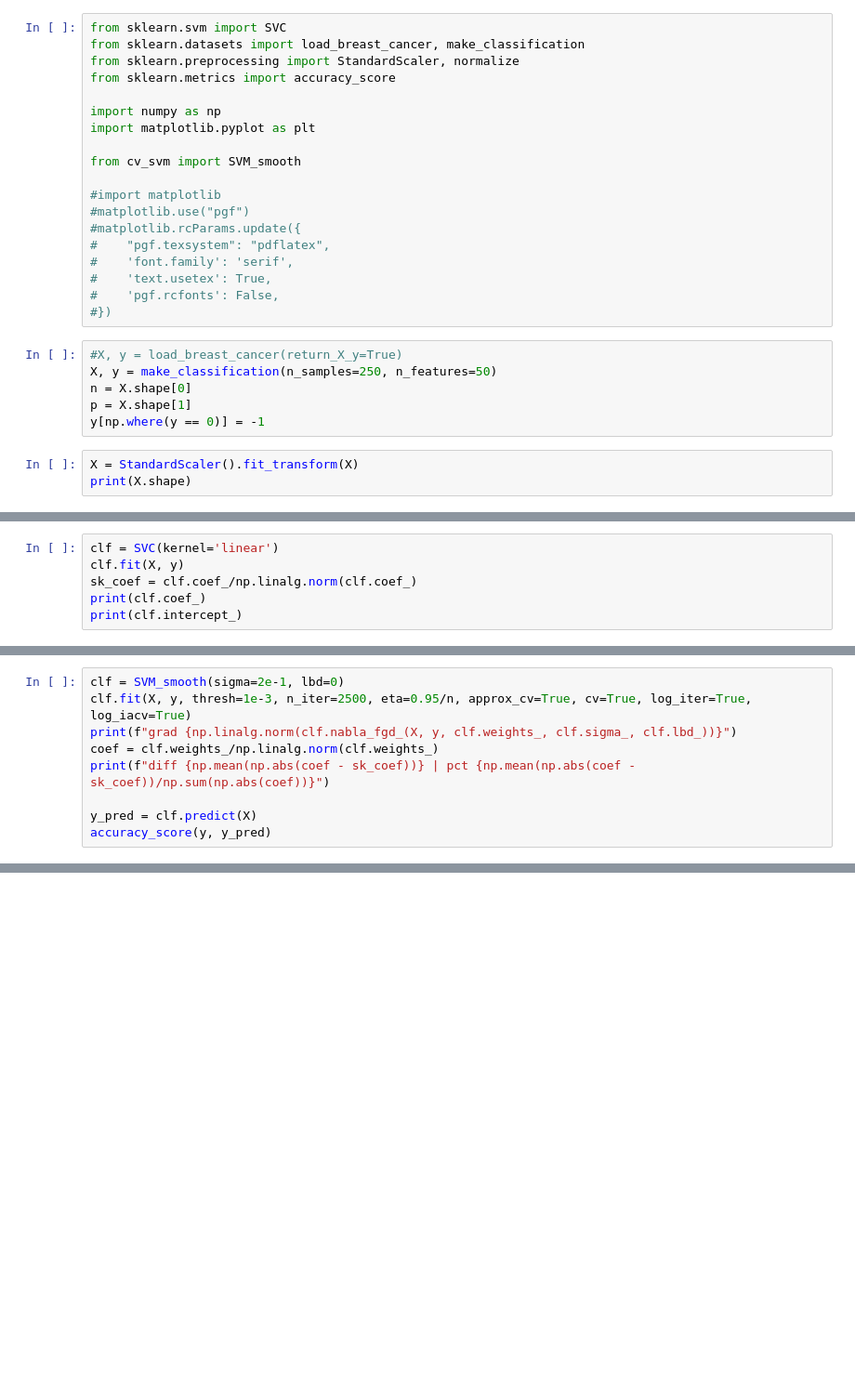
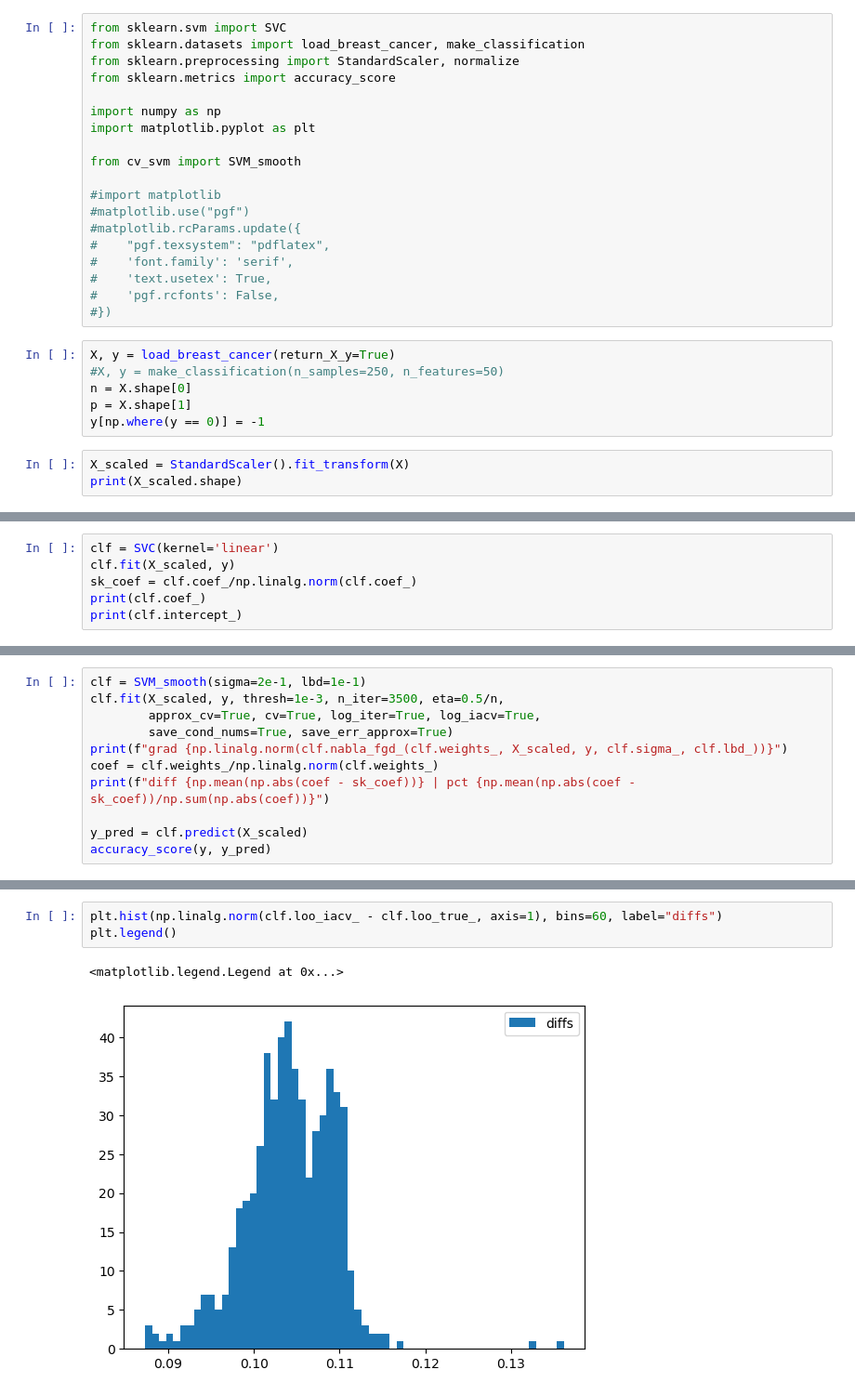
Before and after one commit to nerrma/thesis, a Jupyter notebook: svm/SVMtesting.ipynb, the cells around one changed output, grey strips where cells are left out. Shown at 93% size. Drawn from its saved outputs; the diff is of its cells as text; blank space fills up the shorter version.

```diff
--- a/svm/SVMtesting.ipynb
+++ b/svm/SVMtesting.ipynb
@@ -18,12 +18,12 @@ from cv_svm import SVM_smooth
 #    'pgf.rcfonts': False,
 #})
 # %%
-#X, y = load_breast_cancer(return_X_y=True)
-X, y = make_classification(n_samples=250, n_features=50)
+X, y = load_breast_cancer(return_X_y=True)
+#X, y = make_classification(n_samples=250, n_features=50)
 n = X.shape[0]
 p = X.shape[1]
 y[np.where(y == 0)] = -1
 # %%
-X = StandardScaler().fit_transform(X)
-print(X.shape)
+X_scaled = StandardScaler().fit_transform(X)
+print(X_scaled.shape)
 # %% [output]
@@ -31,6 +31,6 @@ print(X.shape)
 # %%
 clf = SVC(kernel='linear')
-clf.fit(X, y)
+clf.fit(X_scaled, y)
 sk_coef = clf.coef_/np.linalg.norm(clf.coef_)
 print(clf.coef_)
 print(clf.intercept_)
@@ -53,10 +49,12 @@ accuracy_score(y, y_pred)
 # %%
-clf = SVM_smooth(sigma=2e-1, lbd=0)
-clf.fit(X, y, thresh=1e-3, n_iter=2500, eta=0.95/n, approx_cv=True, cv=True, log_iter=True, log_iacv=True)
-print(f"grad {np.linalg.norm(clf.nabla_fgd_(X, y, clf.weights_, clf.sigma_, clf.lbd_))}")
+clf = SVM_smooth(sigma=2e-1, lbd=1e-1)
+clf.fit(X_scaled, y, thresh=1e-3, n_iter=3500, eta=0.5/n,
+        approx_cv=True, cv=True, log_iter=True, log_iacv=True,
+        save_cond_nums=True, save_err_approx=True)
+print(f"grad {np.linalg.norm(clf.nabla_fgd_(clf.weights_, X_scaled, y, clf.sigma_, clf.lbd_))}")
 coef = clf.weights_/np.linalg.norm(clf.weights_)
 print(f"diff {np.mean(np.abs(coef - sk_coef))} | pct {np.mean(np.abs(coef - sk_coef))/np.sum(np.abs(coef))}")
 
-y_pred = clf.predict(X)
+y_pred = clf.predict(X_scaled)
 accuracy_score(y, y_pred)
 # %% [output]
@@ -99,2 +136,8 @@ plt.legend()
+# %%
+plt.hist(np.linalg.norm(clf.loo_iacv_ - clf.loo_true_, axis=1), bins=60, label="diffs")
+plt.legend()
+# %% [output]
+<matplotlib.legend.Legend at 0x...>
+[figure, added]
 # %%
 clf.loo_iacv_
```
Also changed, not shown: parts of 30 cells of this notebook, 3 other files.
